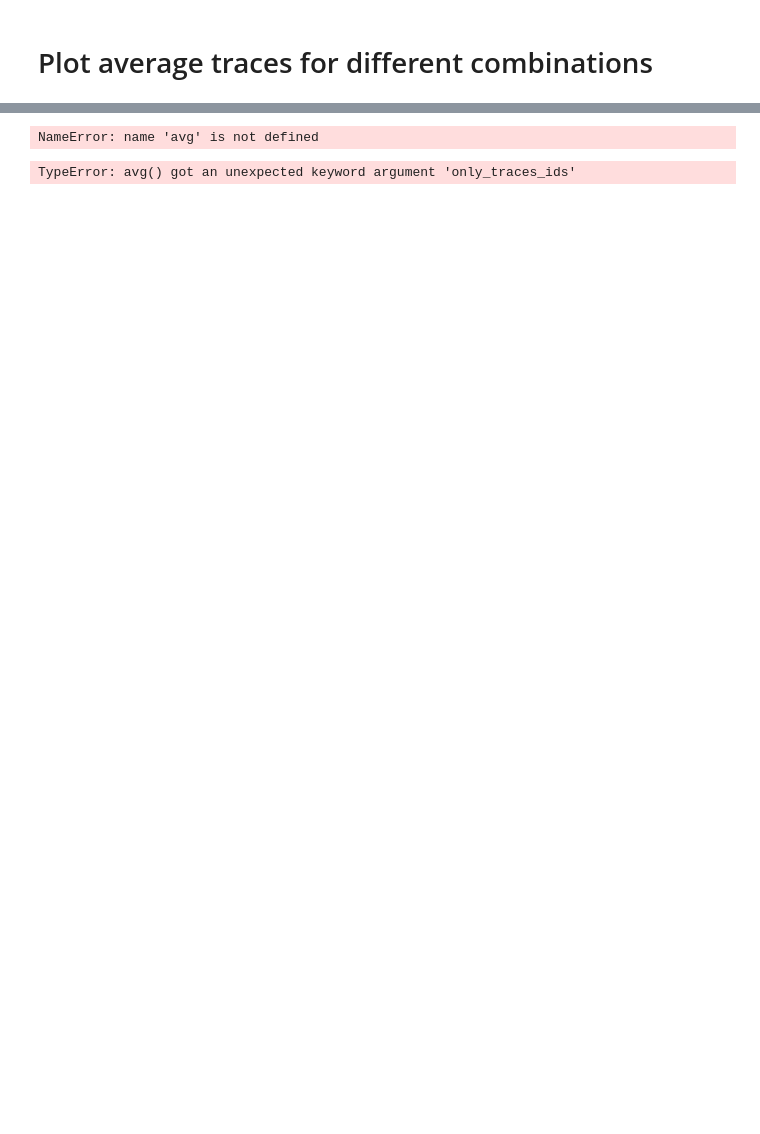
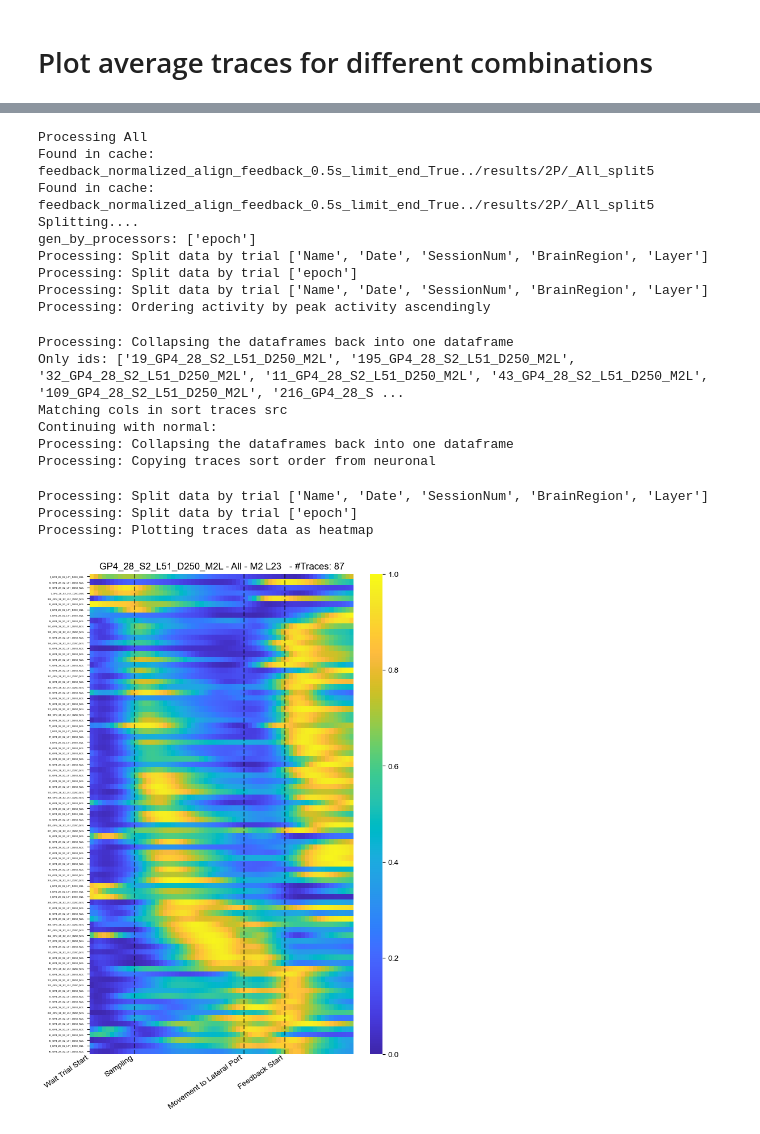
Before and after one commit to oraby/paper_fast_slow, a Jupyter notebook: code/TwoPTraces.ipynb, the cells around one changed output, grey strips where cells are left out. Cells and saved outputs as stored; diff of their text form; code cells hidden in the pictures; blank space fills up the shorter version.

```diff
--- a/code/TwoPTraces.ipynb
+++ b/code/TwoPTraces.ipynb
@@ -942,29 +536,10 @@ x-rng: x_trace[0] = 1, x_trace[-1] = 33
 # %%
 align_feedback_time = 0.5 # sec
 limit_end_epoch = True
-feedback_common_kwargs = dict(cached_df_avgs={}, cache_extra_prefix=
-                              f"feedback_normalized_align_feedback_{align_feedback_time}s_limit_end_{limit_end_epoch}")
+feedback_common_kwargs = dict(cached_df_avgs={},
+                              cache_extra_prefix=f"feedback_normalized_align_feedback_{align_feedback_time}s_limit_end_{limit_end_epoch}",
+                              df=df_all_by_trial_normalized,
+                              split_by_quantile=False,
+                              resort_heatmaps=True, resort_using_all=True,
+                              only_common_sort_not_common_rng=False,
+                              split_by_session=True, )
-# %%
-_combin_all_sess = False
-avg(df=df_all_by_trial_normalized,
-    plot_traces=False,
-    split_by_quantile=False, **feedback_common_kwargs, combination=Combinations.All,
-    resort_heatmaps=True, resort_using_all=True,
-    only_common_sort_not_common_rng=False,
-    **(dict(split_by_session=False, only_single_sess=False) if _combin_all_sess else dict(split_by_session=True, only_single_sess=False)),
-    save_figs=False)
-# %% [output]
-NameError: name 'avg' is not defined
-# %%
-_combin_all_sess = False
-avg(df=df_all_by_trial_normalized,
-    plot_traces=True,
-    split_by_quantile=False, **feedback_common_kwargs, combination=Combinations.PrevChoiceCurDir,
-    resort_heatmaps=False, resort_using_all=False,
-    only_common_sort_not_common_rng=False,
-    **(dict(split_by_session=False, only_single_sess=False) if _combin_all_sess else dict(split_by_session=True, only_single_sess=True)),
-    #sgf_data_col=False, sgf_prior_data_col=False,
-    # only_traces_ids=["20_GP4_23_s1_L50_D250_mm2"],
-    save_figs=False)
-# %% [output]
-TypeError: avg() got an unexpected keyword argument 'only_traces_ids'
@@ -970,0 +555,25 @@ TypeError: avg() got an unexpected keyword argument 'only_traces_ids'
+# %%
+avg(plot_traces=False, combination=Combinations.All,
+    plot_only_ids_li=["GP4_28_S2_L51_D250_M2L"],
+    restrict_heatmap_sorting_to_epochs=["Sampling"],
+    **feedback_common_kwargs, save_figs=False)
+# %% [output]
+Processing All
+Found in cache: feedback_normalized_align_feedback_0.5s_limit_end_True../results/2P/_All_split5
+Found in cache: feedback_normalized_align_feedback_0.5s_limit_end_True../results/2P/_All_split5
+Splitting....
+gen_by_processors: ['epoch']
+Processing: Split data by trial ['Name', 'Date', 'SessionNum', 'BrainRegion', 'Layer']
+Processing: Split data by trial ['epoch']
+Processing: Split data by trial ['Name', 'Date', 'SessionNum', 'BrainRegion', 'Layer']
+Processing: Ordering activity by peak activity ascendingly
+Processing: Collapsing the dataframes back into one dataframe
+Only ids: ['19_GP4_28_S2_L51_D250_M2L', '195_GP4_28_S2_L51_D250_M2L', '32_GP4_28_S2_L51_D250_M2L', '11_GP4_28_S2_L51_D250_M2L', '43_GP4_28_S2_L51_D250_M2L', '109_GP4_28_S2_L51_D250_M2L', '216_GP4_28_S ...
+Matching cols in sort traces src
+Continuing with normal:
+Processing: Collapsing the dataframes back into one dataframe
+Processing: Copying traces sort order from neuronal
+Processing: Split data by trial ['Name', 'Date', 'SessionNum', 'BrainRegion', 'Layer']
+Processing: Split data by trial ['epoch']
+Processing: Plotting traces data as heatmap
+[figure, added]
```
Also changed, not shown: parts of 42 cells of this notebook, 7 other files.
